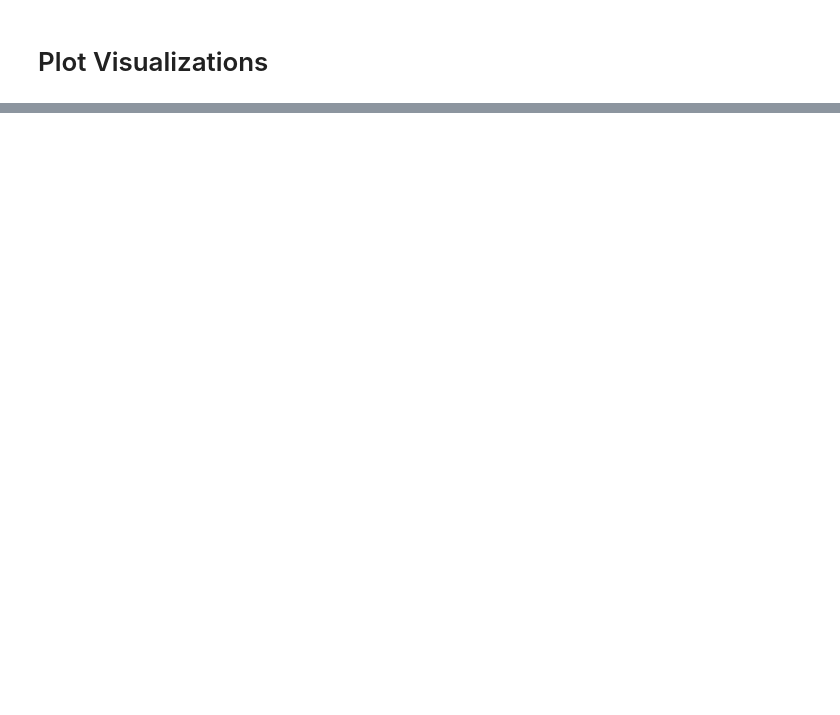
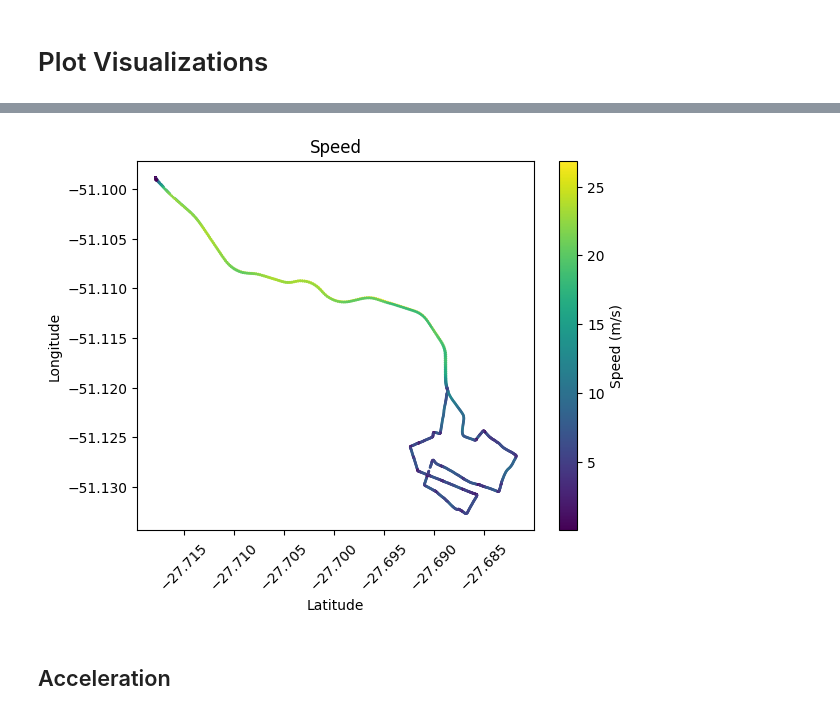
Before and after one commit to binDebug3/CarKalmanFilter, a Jupyter notebook: data_cleaning.ipynb, the cells around one changed output, grey strips where cells are left out. Drawn from its saved outputs; the diff is of its cells as text; code cells hidden in the pictures; blank space fills up the shorter version.

```diff
--- a/data_cleaning.ipynb
+++ b/data_cleaning.ipynb
@@ -232,3 +282,15 @@ plt.show()
+# %%
+plt.scatter(gps['latitude'], gps['longitude'], c=gps['speed_meters_per_second'], cmap='viridis', s=1)
+plt.colorbar(label='Speed (m/s)')  # Add color bar with label
+plt.xlabel('Latitude')
+plt.ylabel('Longitude')
+plt.xticks(rotation=45)
+plt.title('Speed')
+plt.show()
+# %% [output]
+[figure, added]
+# %% [markdown]
+## Acceleration
 # %%
 # plot x acceleration
 plt.figure(figsize=(10, 10))
```
Also changed, not shown: parts of 13 cells of this notebook, 5 other files.
